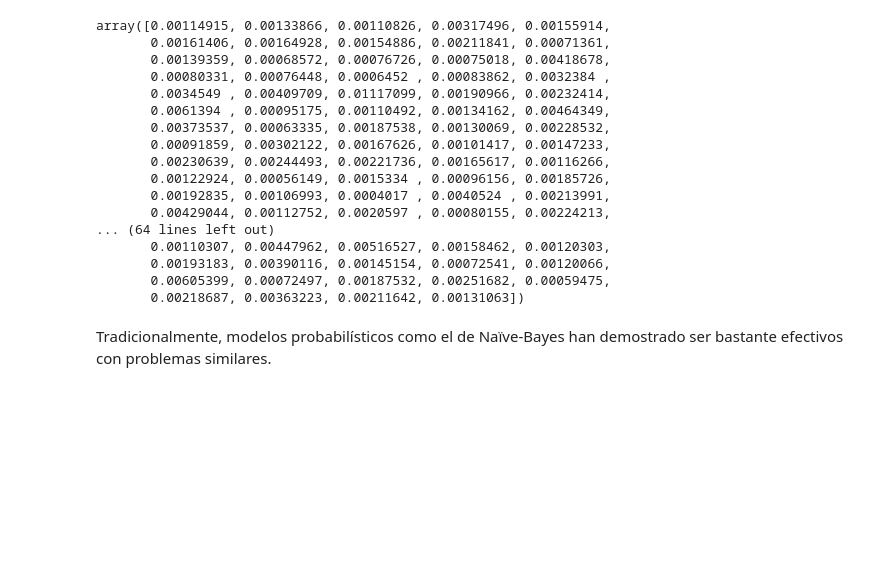
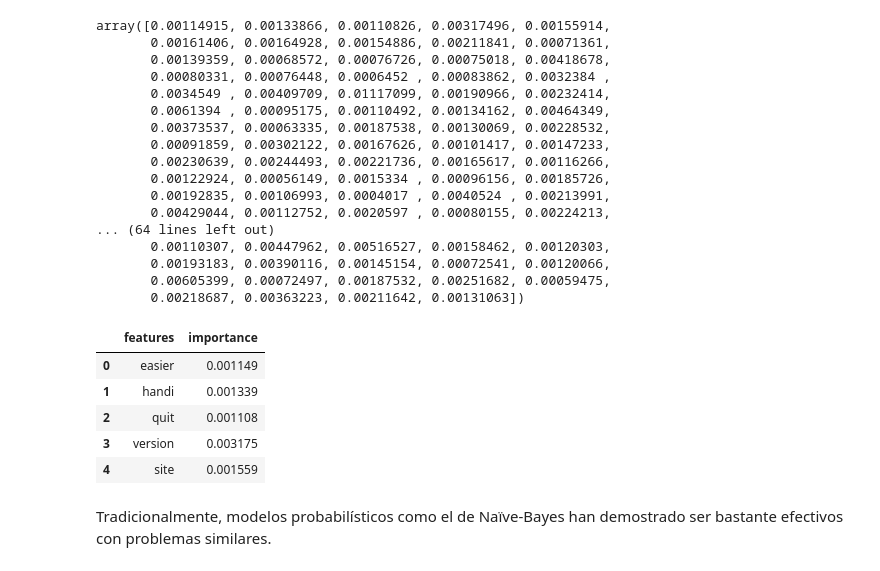
Before and after one commit to angelbujalance/MAME_PEC, a Jupyter notebook: 20221_M2.855_PEC3_Enunciado.ipynb, the cells around one changed output. Saved outputs shown, nothing was run; the diff lists cells and outputs as text; code cells hidden in the pictures; blank space fills up the shorter version.

```diff
--- a/20221_M2.855_PEC3_Enunciado.ipynb
+++ b/20221_M2.855_PEC3_Enunciado.ipynb
@@ -1474,3 +1474,15 @@ array([0.00114915, 0.00133866, 0.00110826, 0.00317496, 0.00155914,
        0.00193183, 0.00390116, 0.00145154, 0.00072541, 0.00120066,
        0.00605399, 0.00072497, 0.00187532, 0.00251682, 0.00059475,
        0.00218687, 0.00363223, 0.00211642, 0.00131063])
+# %%
+# para mostrar los tokens más importantes, creo un dataframe
+dat_dic = {'features': list(X_train_df.columns), 'importance': rfc.feature_importances_}
+dat_df = pd.DataFrame(data=dat_dic)
+dat_df.head()
+# %% [output]
+|  | features | importance |
+| 0 | easier | 0.001149 |
+| 1 | handi | 0.001339 |
+| 2 | quit | 0.001108 |
+| 3 | version | 0.003175 |
+| 4 | site | 0.001559 |
```
Also changed, not shown: parts of 1 cell of this notebook.
